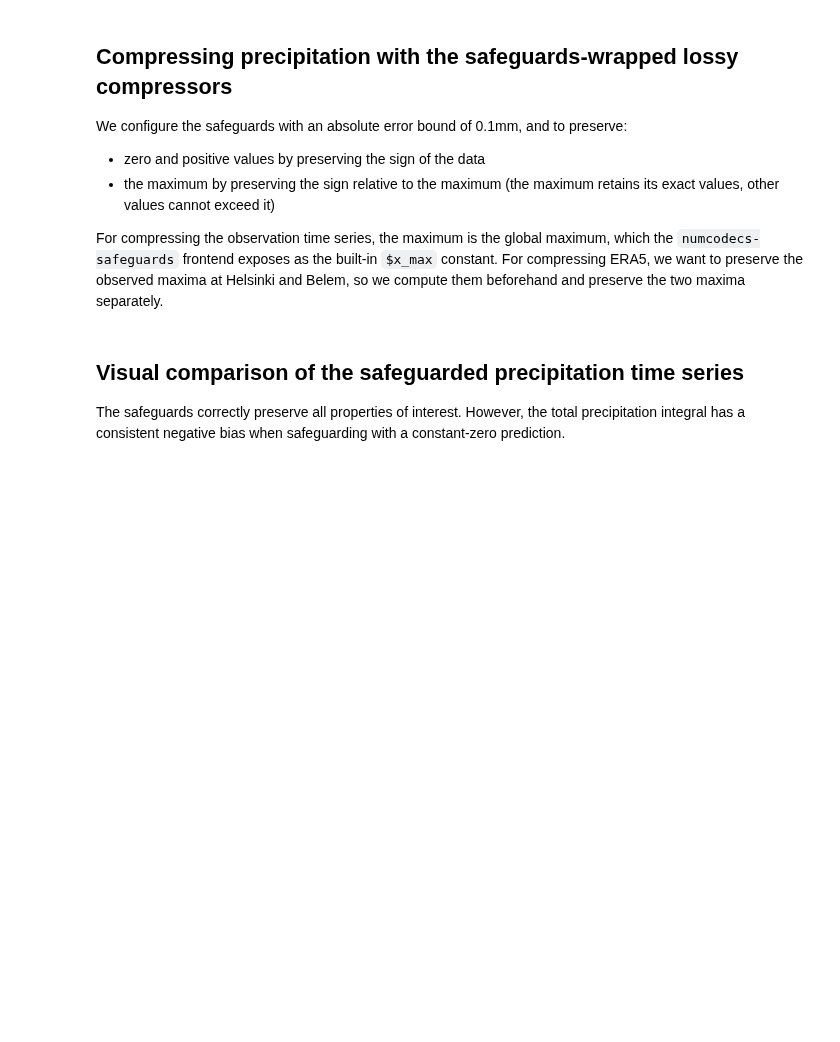
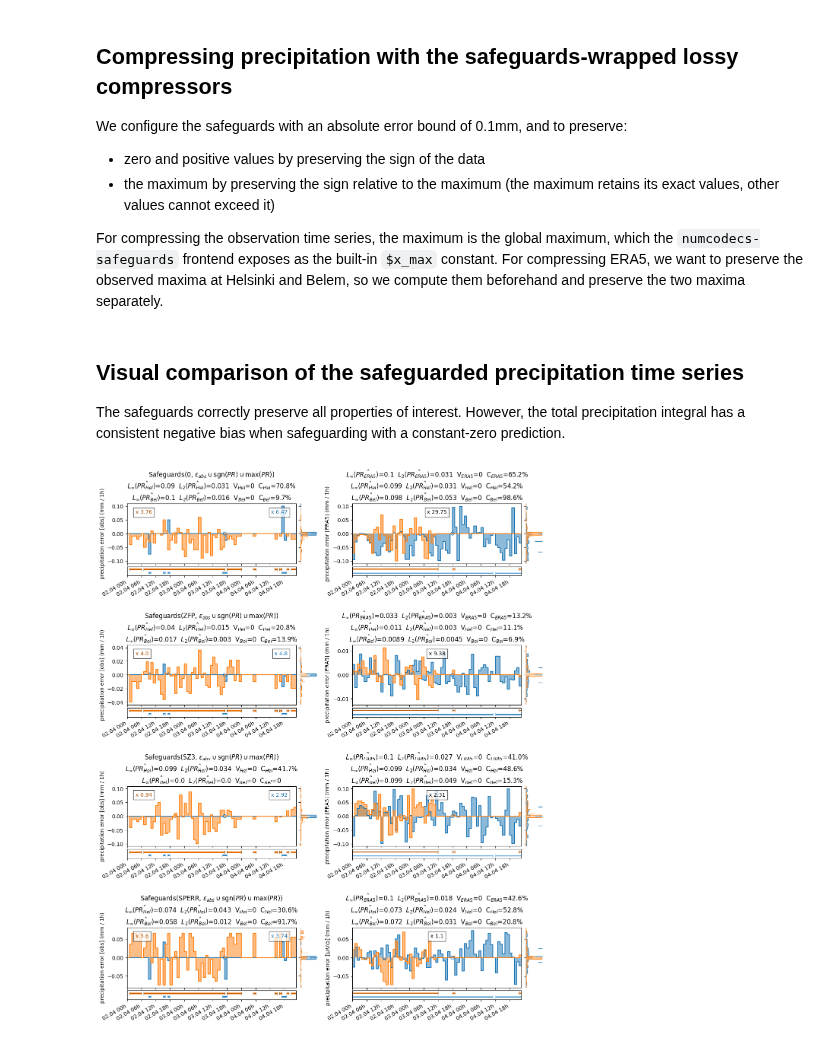
Before and after one commit to juntyr/compression-safeguards, a Jupyter notebook: examples/precipitation.ipynb, the cells around one changed output. Saved outputs shown, nothing was run; the diff lists cells and outputs as text; code cells hidden in the pictures; blank space fills up the shorter version.

```diff
--- a/examples/precipitation.ipynb
+++ b/examples/precipitation.ipynb
@@ -266,8 +266,8 @@ def plot_precipitation(
                 )
             )
             + "\n"
-            + rf"$L_{{{{\infty}}}}(\hat{{{{PR_{{{{Hel}}}}}}}})$={err_Helsinki_inf:.02}  "
-            + rf"$L_{{{{2}}}}(\hat{{{{PR_{{{{Hel}}}}}}}})$={err_Helsinki_2:.02}  "
+            + rf"$L_{{{{\infty}}}}(\hat{{{{PR_{{{{Hel}}}}}}}})$={err_era5_Helsinki_inf:.02}  "
+            + rf"$L_{{{{2}}}}(\hat{{{{PR_{{{{Hel}}}}}}}})$={err_era5_Helsinki_2:.02}  "
             + f"V$_{{Hel}}$={0 if err_era5_Helsinki_v == 0 else np.format_float_positional(100 * err_era5_Helsinki_v, precision=1, min_digits=1) + '%'}"
             + (
                 ""
@@ -277,8 +277,8 @@ def plot_precipitation(
                 )
             )
             + "\n"
-            + rf"$L_{{{{\infty}}}}(\hat{{{{PR_{{{{Bel}}}}}}}})$={err_Belem_inf:.02}  "
-            + rf"$L_{{{{2}}}}(\hat{{{{PR_{{{{Bel}}}}}}}})$={err_Belem_2:.02}  "
+            + rf"$L_{{{{\infty}}}}(\hat{{{{PR_{{{{Bel}}}}}}}})$={err_era5_Belem_inf:.02}  "
+            + rf"$L_{{{{2}}}}(\hat{{{{PR_{{{{Bel}}}}}}}})$={err_era5_Belem_2:.02}  "
             + f"V$_{{Bel}}$={0 if err_era5_Belem_v == 0 else np.format_float_positional(100 * err_era5_Belem_v, precision=1, min_digits=1) + '%'}"
             + (
                 ""
@@ -1336,7 +1336,7 @@ plot_precipitation(
     Helsinki_PR_sg["zero"],
     Helsinki_PR_sg_cr["zero"],
     eb_abs,
-    r"Safeguards(0, $\epsilon_{{abs}} \cup \text{sgn}(PR) \cup \max(PR))$)",
+    r"Safeguards(0, $\epsilon_{{abs}} \cup \text{sgn}(PR) \cup \max(PR)$)",
     corr=(ERA5_PR_zero, Belem_PR_zero, Helsinki_PR_zero),
 )
 
@@ -1350,42 +1350,44 @@ plot_precipitation(
     Helsinki_PR_sg["zfp.rs"],
     Helsinki_PR_sg_cr["zfp.rs"],
     eb_abs,
-    r"Safeguards(ZFP, $\epsilon_{{abs}} \cup \text{sgn}(PR) \cup \max(PR))$)",
+    r"Safeguards(ZFP, $\epsilon_{{abs}} \cup \text{sgn}(PR) \cup \max(PR)$)",
     corr=(ERA5_PR_zfp, Belem_PR_zfp, Helsinki_PR_zfp),
 )
 
 plot_precipitation(
     axs[2, 0],
     axs[2, 1],
     ERA5_PR_sg["sz3.rs"],
     ERA5_PR_sg_cr["sz3.rs"],
     Belem_PR_sg["sz3.rs"],
     Belem_PR_sg_cr["sz3.rs"],
     Helsinki_PR_sg["sz3.rs"],
     Helsinki_PR_sg_cr["sz3.rs"],
     eb_abs,
-    r"Safeguards(SZ3, $\epsilon_{{abs}} \cup \text{sgn}(PR) \cup \max(PR))$)",
+    r"Safeguards(SZ3, $\epsilon_{{abs}} \cup \text{sgn}(PR) \cup \max(PR)$)",
     corr=(ERA5_PR_sz3, Belem_PR_sz3, Helsinki_PR_sz3),
 )
 
 plot_precipitation(
     axs[3, 0],
     axs[3, 1],
     ERA5_PR_sg["sperr.rs"],
     ERA5_PR_sg_cr["sperr.rs"],
     Belem_PR_sg["sperr.rs"],
     Belem_PR_sg_cr["sperr.rs"],
     Helsinki_PR_sg["sperr.rs"],
     Helsinki_PR_sg_cr["sperr.rs"],
     eb_abs,
-    r"Safeguards(SPERR, $\epsilon_{{abs}} \cup \text{sgn}(PR) \cup \max(PR))$)",
+    r"Safeguards(SPERR, $\epsilon_{{abs}} \cup \text{sgn}(PR) \cup \max(PR)$)",
     corr=(ERA5_PR_sperr, Belem_PR_sperr, Helsinki_PR_sperr),
 )
 
 plt.tight_layout()
 
 plt.savefig("precipitation-sg.pdf")
 plt.show()
+# %% [output]
+[figure, added]
 # %%
 pr_sg_table = pd.concat(
     [
```
Also changed, not shown: parts of 2 cells of this notebook, 5 other files.
